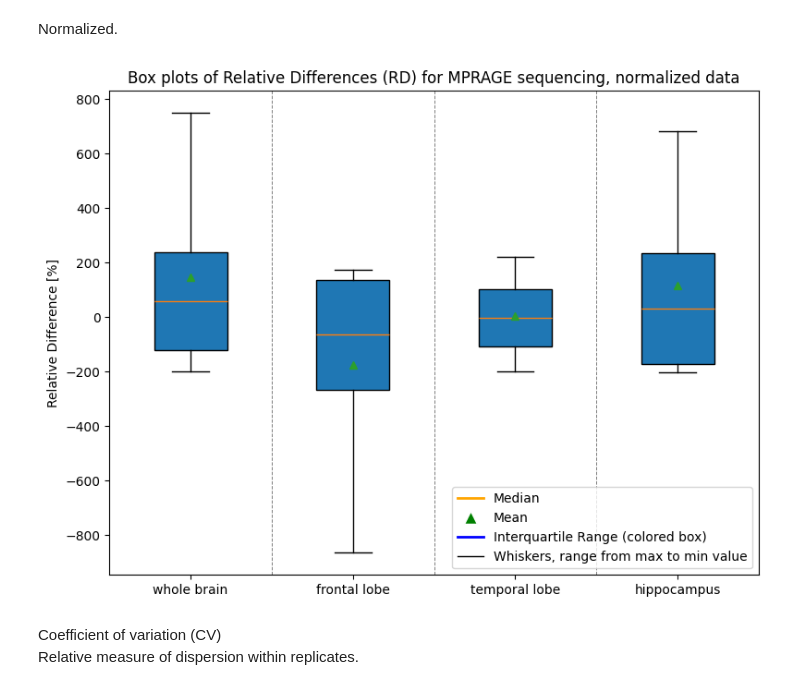
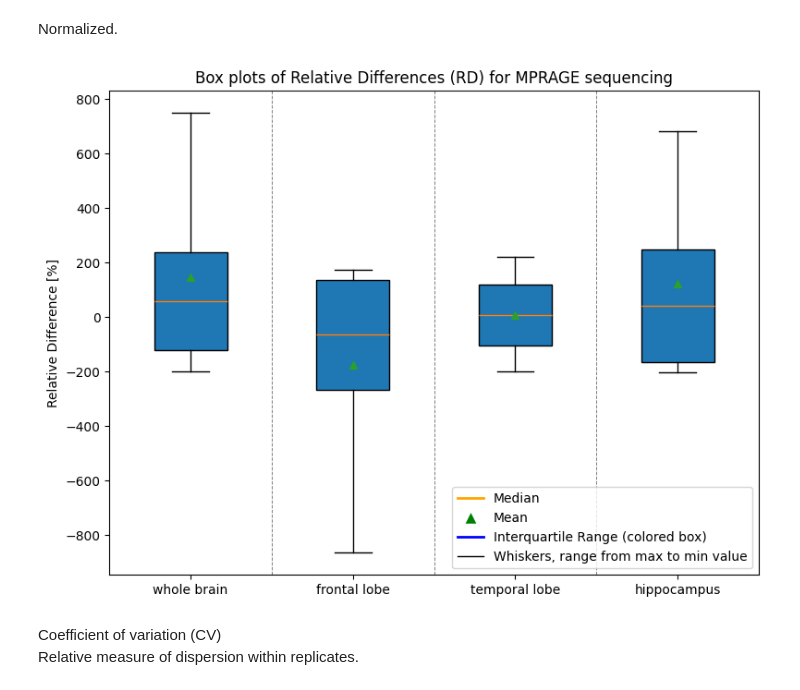
Before and after one commit to Crtox/asymmetryAD, a Jupyter notebook: code/test_retest.ipynb, the cells around one changed output. Drawn from its saved outputs; the diff is of its cells as text; code cells hidden in the pictures.

```diff
--- a/code/test_retest.ipynb
+++ b/code/test_retest.ipynb
@@ -155,8 +155,8 @@ second_mprage = separate_scans(mprage_files)[1]
 # %% [markdown]
 Flattening and normalizing the scans.
 # %%
-first_fspgr = flatten_and_normalize(first_fspgr)
-second_fspgr = flatten_and_normalize(second_fspgr)
+# first_fspgr = flatten_and_normalize(first_fspgr)
+# second_fspgr = flatten_and_normalize(second_fspgr)
 
-first_mprage = flatten_and_normalize(first_mprage)
-second_mprage = flatten_and_normalize(second_mprage)
+# first_mprage = flatten_and_normalize(first_mprage)
+# second_mprage = flatten_and_normalize(second_mprage)
@@ -163,3 +167,9 @@ second_mprage = flatten_and_normalize(second_mprage)
+# %%
+first_fspgr = flatten(first_fspgr)
+second_fspgr = flatten(second_fspgr)
+
+first_mprage = flatten(first_mprage)
+second_mprage = flatten(second_mprage)
 # %%
 print(first_fspgr.shape)
 # %% [output]
@@ -489,35 +513,35 @@ min_values_mprage_normalized = [min_RD_whole_brain_mprage_normalized, min_RD_fro
 # %%
 fig, ax = plt.subplots(figsize=(8, 6))
 # Construct data for the boxplot
 data = [
-    [min_values_mprage_normalized[0], average_RDs_mprage_normalized[0] - std_devs_mprage_normalized[0], average_RDs_mprage_normalized[0], average_RDs_mprage_normalized[0] + std_devs_mprage_normalized[0], max_values_mprage_normalized[0]],
-    [min_values_mprage_normalized[1], average_RDs_mprage_normalized[1] - std_devs_mprage_normalized[1], average_RDs_mprage_normalized[1], average_RDs_mprage_normalized[1] + std_devs_mprage_normalized[1], max_values_mprage_normalized[1]],
-    [min_values_mprage_normalized[2], average_RDs_mprage_normalized[2] - std_devs_mprage_normalized[2], average_RDs_mprage_normalized[2], average_RDs_mprage_normalized[2] + std_devs_mprage_normalized[2], max_values_mprage_normalized[2]],
-    [min_values_mprage_normalized[3], average_RDs_mprage_normalized[3] - std_devs_mprage_normalized[3], average_RDs_mprage_normalized[3], average_RDs_mprage_normalized[3] + std_devs_mprage_normalized[3], max_values_mprage_normalized[3]]
+    [min_values_mprage[0], average_RDs_mprage[0] - std_devs_mprage[0], average_RDs_mprage[0], average_RDs_mprage[0] + std_devs_mprage[0], max_values_mprage[0]],
+    [min_values_mprage[1], average_RDs_mprage[1] - std_devs_mprage[1], average_RDs_mprage[1], average_RDs_mprage[1] + std_devs_mprage[1], max_values_mprage[1]],
+    [min_values_mprage[2], average_RDs_mprage[2] - std_devs_mprage[2], average_RDs_mprage[2], average_RDs_mprage[2] + std_devs_mprage[2], max_values_mprage[2]],
+    [min_values_mprage[3], average_RDs_mprage[3] - std_devs_mprage[3], average_RDs_mprage[3], average_RDs_mprage[3] + std_devs_mprage[3], max_values_mprage[3]]
 ]
 # Plotting the box plot
 ax.boxplot(data, vert=True, patch_artist=True, showmeans=True,
            flierprops=dict(marker='o', color='gray', alpha=0.5))
 # Customizing the plot
-ax.set_title('Box plots of Relative Differences (RD) for MPRAGE sequencing, normalized data')
+ax.set_title('Box plots of Relative Differences (RD) for MPRAGE sequencing')
 ax.set_ylabel('Relative Difference [%]')
 ax.set_xticklabels(['whole brain', 'frontal lobe', 'temporal lobe', 'hippocampus'])  # Customize labels as needed
 ax.axvline(x=1.5, color='gray', linestyle='--', linewidth=0.7)  # Vertical line to separate groups
 ax.axvline(x=2.5, color='gray', linestyle='--', linewidth=0.7)  # Vertical line to separate groups
 ax.axvline(x=3.5, color='gray', linestyle='--', linewidth=0.7)  # Vertical line to separate groups
 legend_elements = [
     plt.Line2D([0], [0], color='orange', lw=2, label='Median'),
     plt.Line2D([0], [0], marker='^', color='w', markerfacecolor='green', markersize=10, label='Mean'),
     plt.Line2D([0], [0], color='blue', lw=2, label='Interquartile Range (colored box)'),
     plt.Line2D([0], [0], color='black', lw=1, label='Whiskers, range from max to min value'),
 ]
 #plt.ylim(-1000, 1500)
 ax.legend(handles=legend_elements, loc='lower right')
 plt.tight_layout()
-#plt.savefig(savePath + 'box_mprage_normalized.png')
+#plt.savefig(savePath + 'retry/box_mprage.png')
 plt.show()
 # %% [output]
-[figure, old version]
+[figure, new version]
 # %% [markdown]
 Coefficient of variation (CV) <br> Relative measure of dispersion within replicates.
 # %%
```
Also changed, not shown: parts of 15 cells of this notebook, 11 other files.
